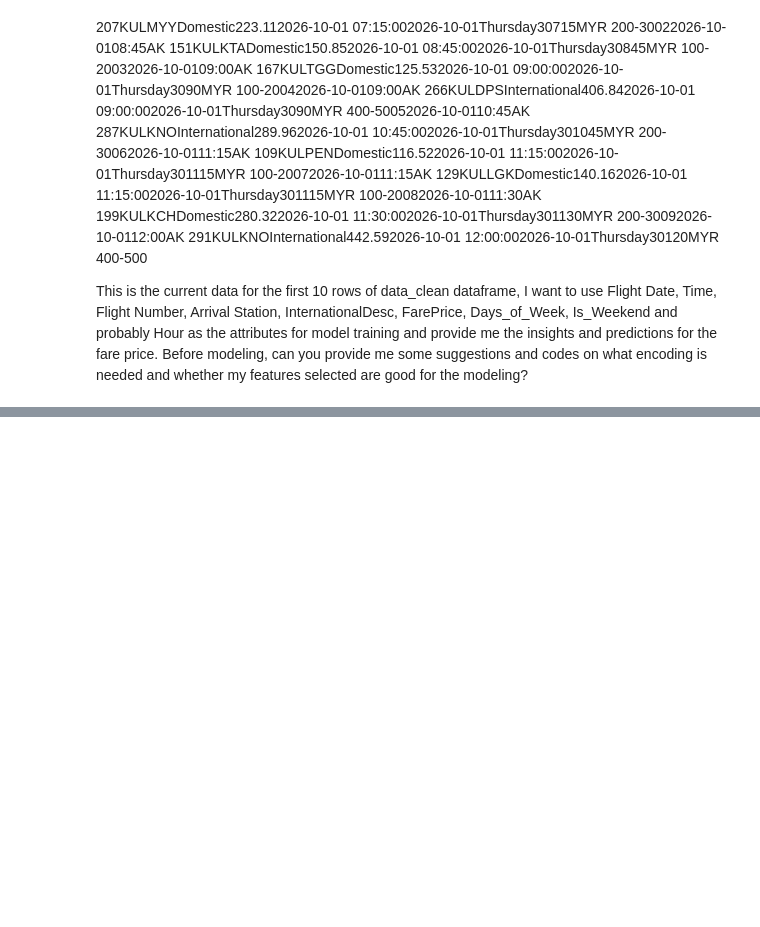
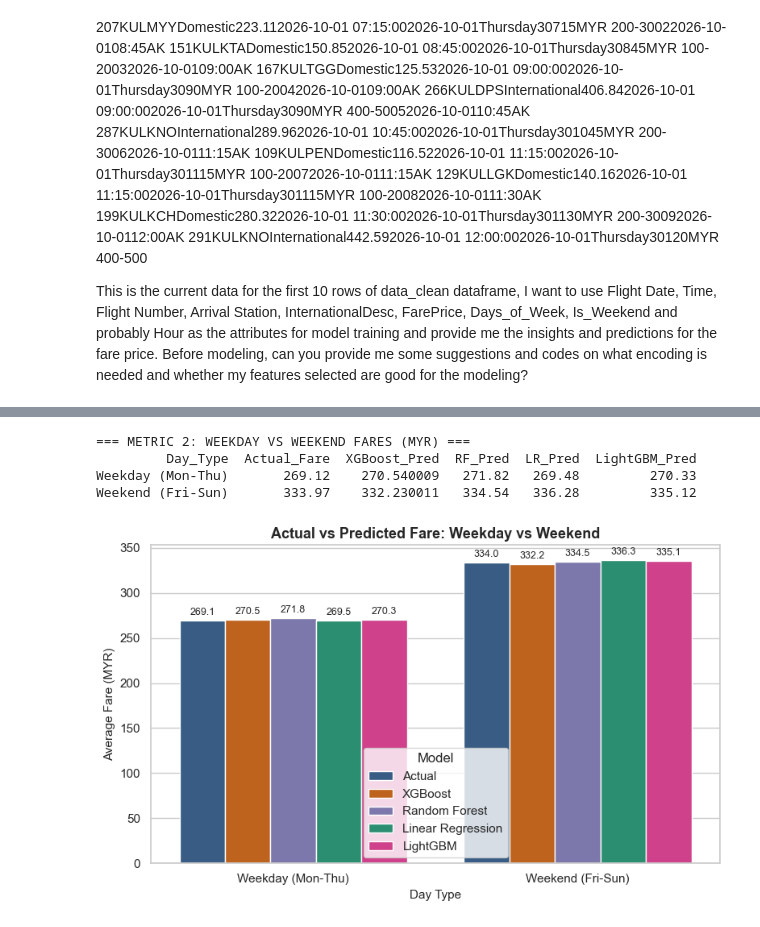
Before and after one commit to RWong09/Data-Science-Side-Project, a Jupyter notebook: Case Study 1/Flight Fare Prediction.ipynb, the cells around one changed output, grey strips where cells are left out. Saved outputs shown, nothing was run; the diff lists cells and outputs as text; code cells hidden in the pictures; blank space fills up the shorter version.

```diff
--- a/Case Study 1/Flight Fare Prediction.ipynb
+++ b/Case Study 1/Flight Fare Prediction.ipynb
@@ -447,0 +640,30 @@ y = df_model['FarePrice']
+# %%
+# ---------------------------------------------------------
+# Metric 2: Weekend vs Weekday Flight Fare
+# ---------------------------------------------------------
+m2_df = df_eval.groupby('Day_Type')[['Actual_Fare', 'XGBoost_Pred', 'RF_Pred', 'LR_Pred', 'LightGBM_Pred']].mean().reset_index()
+m2_melted = m2_df.melt(id_vars='Day_Type',
+                       var_name='Model',
+                       value_name='Mean_Fare')
+m2_melted['Model'] = m2_melted['Model'].str.replace('_Pred', '').str.replace('Actual_Fare', 'Actual').str.replace('RF', 'Random Forest').str.replace('LR', 'Linear Regression').str.replace('LightGBM', 'LightGBM')
+
+print("\n=== METRIC 2: WEEKDAY VS WEEKEND FARES (MYR) ===")
+print(m2_df.round(2).to_string(index=False))
+
+plt.figure(figsize=(8, 5))
+ax2 = sns.barplot(data=m2_melted, x='Day_Type', y='Mean_Fare', hue='Model', palette=fig_palette)
+plt.title('Actual vs Predicted Fare: Weekday vs Weekend', fontsize=13, fontweight='bold')
+plt.xlabel('Day Type', fontsize=11)
+plt.ylabel('Average Fare (MYR)', fontsize=11)
+for p in ax2.patches:
+    if p.get_height() > 0:
+        ax2.annotate(f"{p.get_height():.1f}", (p.get_x() + p.get_width() / 2., p.get_height()),
+                     ha='center', va='bottom', fontsize=9, xytext=(0, 3), textcoords='offset points')
+plt.tight_layout()
+plt.show()
+# %% [output]
+=== METRIC 2: WEEKDAY VS WEEKEND FARES (MYR) ===
+         Day_Type  Actual_Fare  XGBoost_Pred  RF_Pred  LR_Pred  LightGBM_Pred
+Weekday (Mon-Thu)       269.12    270.540009   271.82   269.48         270.33
+Weekend (Fri-Sun)       333.97    332.230011   334.54   336.28         335.12
+[figure, added]
```
Also changed, not shown: parts of 19 cells of this notebook.
